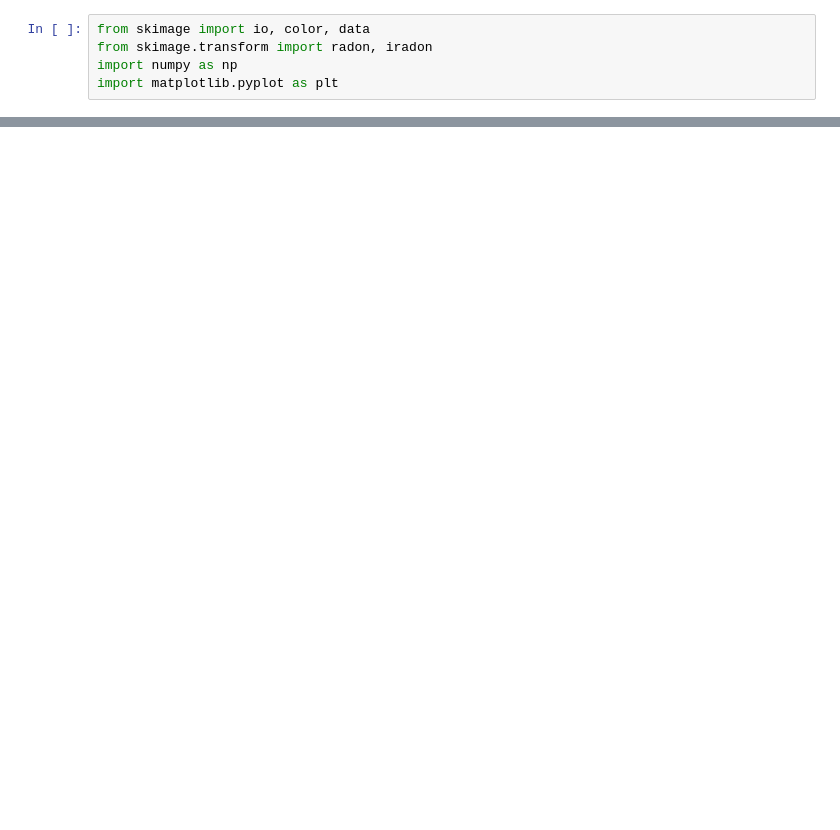
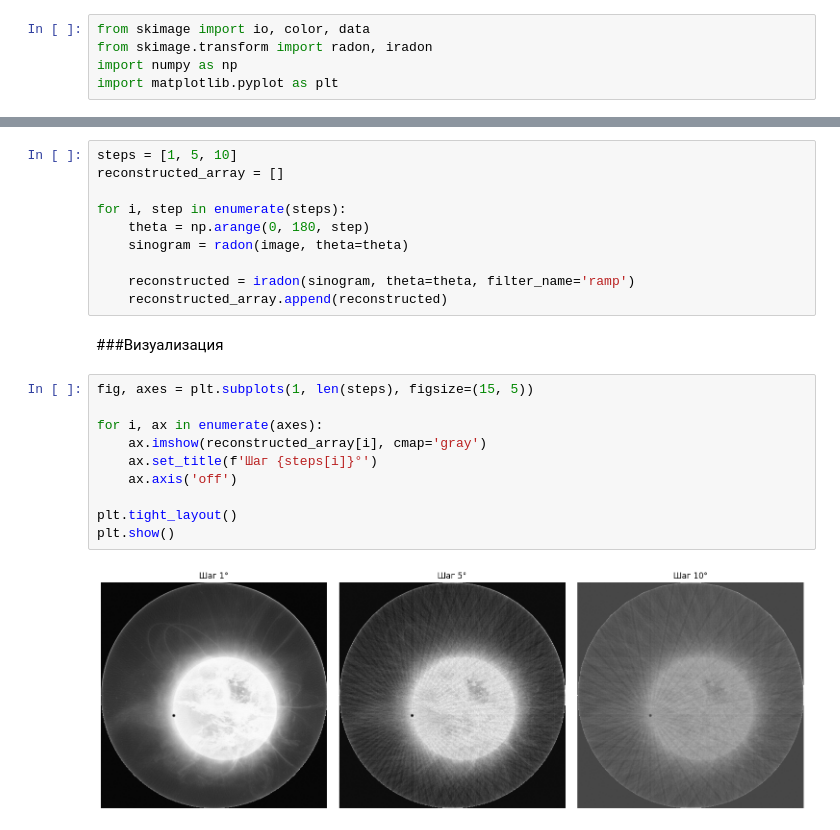
Before and after one commit to JamesBorned/learning-inverse-tasks, a Jupyter notebook: Radon_conversion.ipynb, the cells around one changed output, grey strips where cells are left out. Cells and saved outputs as stored; diff of their text form; blank space fills up the shorter version.

```diff
--- a/Radon_conversion.ipynb
+++ b/Radon_conversion.ipynb
@@ -52,0 +27,24 @@ plt.show()
+# %%
+steps = [1, 5, 10]
+reconstructed_array = []
+
+for i, step in enumerate(steps):
+    theta = np.arange(0, 180, step)
+    sinogram = radon(image, theta=theta)
+
+    reconstructed = iradon(sinogram, theta=theta, filter_name='ramp')
+    reconstructed_array.append(reconstructed)
+# %% [markdown]
+###Визуализация
+# %%
+fig, axes = plt.subplots(1, len(steps), figsize=(15, 5))
+
+for i, ax in enumerate(axes):
+    ax.imshow(reconstructed_array[i], cmap='gray')
+    ax.set_title(f'Шаг {steps[i]}°')
+    ax.axis('off')
+
+plt.tight_layout()
+plt.show()
+# %% [output]
+[figure, added]
```
Also changed, not shown: parts of 6 cells of this notebook.
